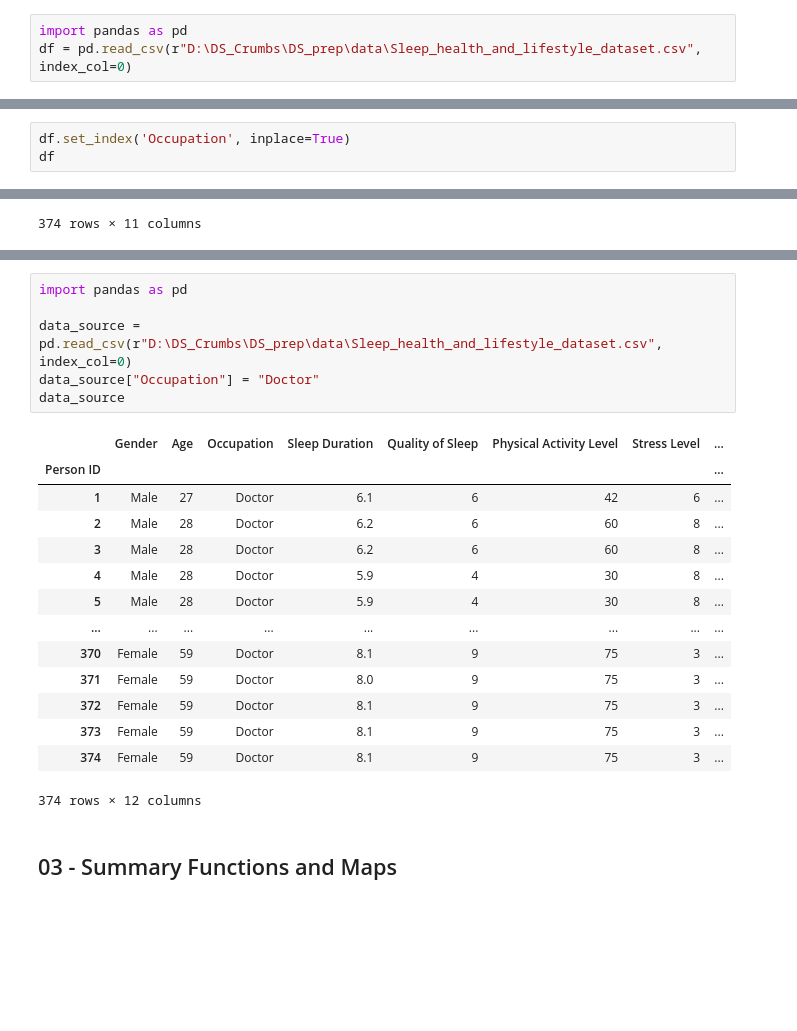
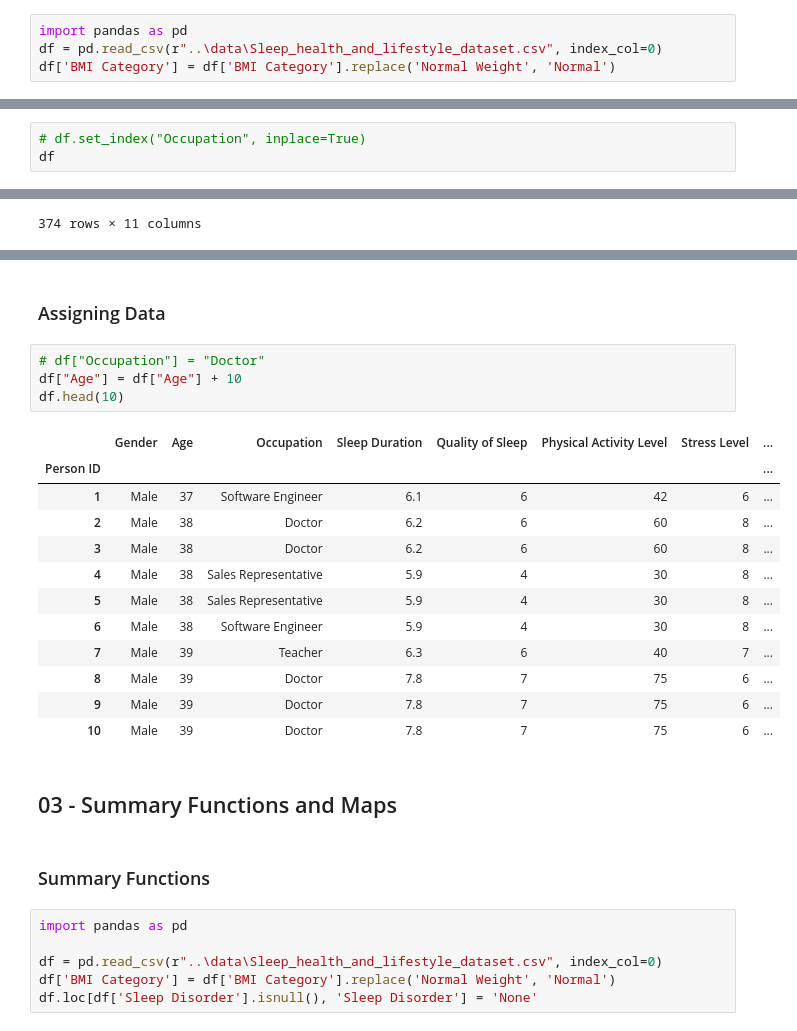
Before and after one commit to r-aath/DS_prep, a Jupyter notebook: py_notebooks/panda.ipynb, the cells around one changed output, grey strips where cells are left out. Cells and saved outputs as stored; diff of their text form; blank space fills up the shorter version.

```diff
--- a/py_notebooks/panda.ipynb
+++ b/py_notebooks/panda.ipynb
@@ -54,7 +55,8 @@ df
 ## 02 - Indexing, Selecting & Assigning
 # %%
 import pandas as pd
-df = pd.read_csv(r"D:\DS_Crumbs\DS_prep\data\Sleep_health_and_lifestyle_dataset.csv", index_col=0)
+df = pd.read_csv(r"..\data\Sleep_health_and_lifestyle_dataset.csv", index_col=0)
+df['BMI Category'] = df['BMI Category'].replace('Normal Weight', 'Normal')
 # %% [markdown]
 ### Indexing
 
@@ -107,5 +110,5 @@ Label-based selection derives its power from the labels in the index. Critically
 # %%
-df.set_index('Occupation', inplace=True)
+# df.set_index("Occupation", inplace=True)
 df
 # %% [output]
 |  | Gender | Age | Sleep Duration | Quality of Sleep | Physical Activity Level | Stress Level | ... |
@@ -170,24 +195,30 @@ temp
+# %% [markdown]
+### Assigning Data
 # %%
-import pandas as pd
-
-data_source = pd.read_csv(r"D:\DS_Crumbs\DS_prep\data\Sleep_health_and_lifestyle_dataset.csv", index_col=0)
-data_source["Occupation"] = "Doctor"
-data_source
+# df["Occupation"] = "Doctor"
+df["Age"] = df["Age"] + 10
+df.head(10)
 # %% [output]
 |  | Gender | Age | Occupation | Sleep Duration | Quality of Sleep | Physical Activity Level | Stress Level | ... |
 | Person ID |  |  |  |  |  |  |  | ... |
-| 1 | Male | 27 | Doctor | 6.1 | 6 | 42 | 6 | ... |
-| 2 | Male | 28 | Doctor | 6.2 | 6 | 60 | 8 | ... |
-| 3 | Male | 28 | Doctor | 6.2 | 6 | 60 | 8 | ... |
-| 4 | Male | 28 | Doctor | 5.9 | 4 | 30 | 8 | ... |
-| 5 | Male | 28 | Doctor | 5.9 | 4 | 30 | 8 | ... |
-| ... | ... | ... | ... | ... | ... | ... | ... | ... |
-| 370 | Female | 59 | Doctor | 8.1 | 9 | 75 | 3 | ... |
-| 371 | Female | 59 | Doctor | 8.0 | 9 | 75 | 3 | ... |
-| 372 | Female | 59 | Doctor | 8.1 | 9 | 75 | 3 | ... |
-| 373 | Female | 59 | Doctor | 8.1 | 9 | 75 | 3 | ... |
-| 374 | Female | 59 | Doctor | 8.1 | 9 | 75 | 3 | ... |
+| 1 | Male | 37 | Software Engineer | 6.1 | 6 | 42 | 6 | ... |
+| 2 | Male | 38 | Doctor | 6.2 | 6 | 60 | 8 | ... |
+| 3 | Male | 38 | Doctor | 6.2 | 6 | 60 | 8 | ... |
+| 4 | Male | 38 | Sales Representative | 5.9 | 4 | 30 | 8 | ... |
+| 5 | Male | 38 | Sales Representative | 5.9 | 4 | 30 | 8 | ... |
+| 6 | Male | 38 | Software Engineer | 5.9 | 4 | 30 | 8 | ... |
+| 7 | Male | 39 | Teacher | 6.3 | 6 | 40 | 7 | ... |
+| 8 | Male | 39 | Doctor | 7.8 | 7 | 75 | 6 | ... |
+| 9 | Male | 39 | Doctor | 7.8 | 7 | 75 | 6 | ... |
+| 10 | Male | 39 | Doctor | 7.8 | 7 | 75 | 6 | ... |
-374 rows × 12 columns
 # %% [markdown]
 ## 03 - Summary Functions and Maps
+# %% [markdown]
+### Summary Functions
+# %%
+import pandas as pd
+
+df = pd.read_csv(r"..\data\Sleep_health_and_lifestyle_dataset.csv", index_col=0)
+df['BMI Category'] = df['BMI Category'].replace('Normal Weight', 'Normal')
+df.loc[df['Sleep Disorder'].isnull(), 'Sleep Disorder'] = 'None'
 # %%
```
Also changed, not shown: parts of 24 cells of this notebook.
